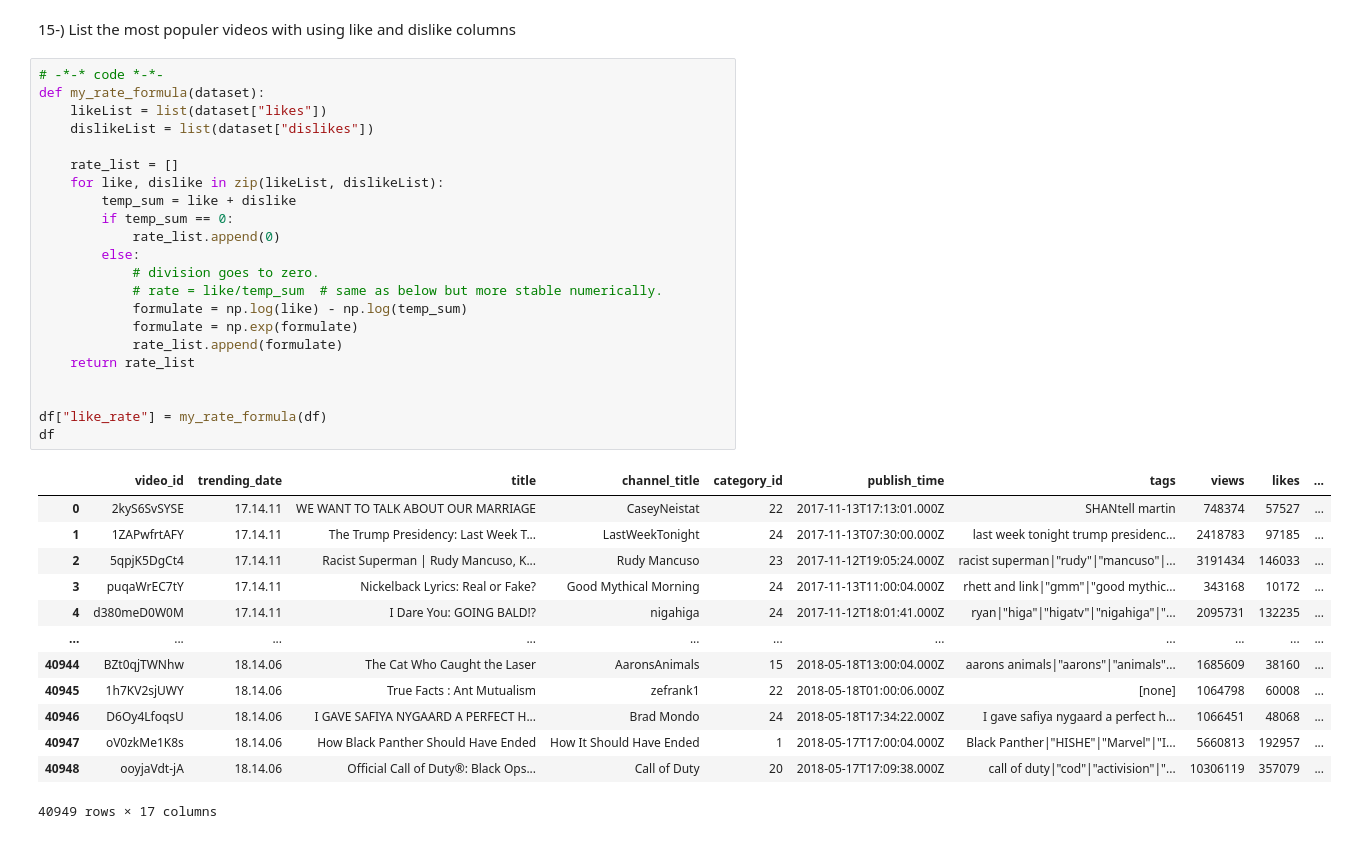
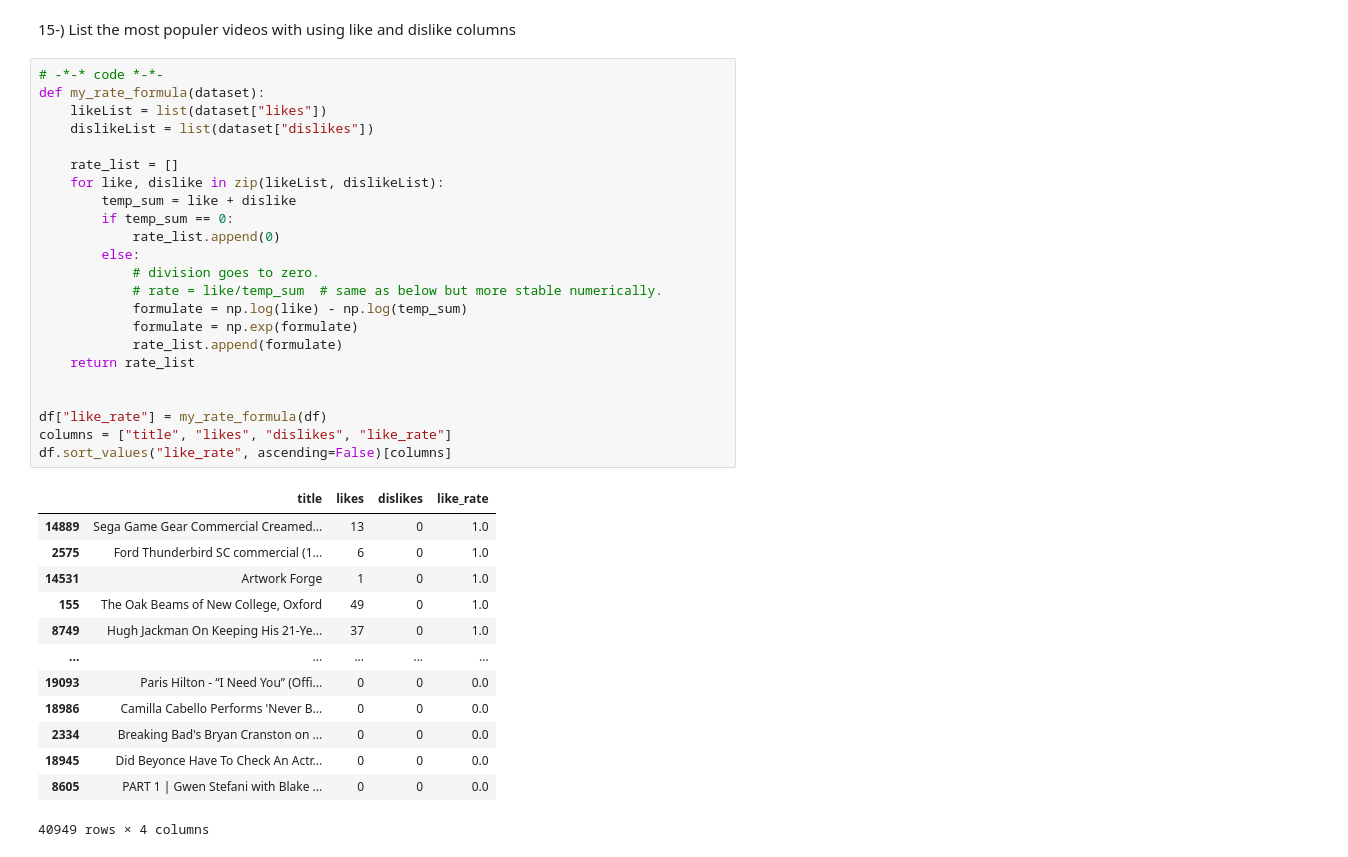
Before and after one commit to develooper1994/DataProcessing_tutorial, a Jupyter notebook: WithPandas/kaggle_competitions/youtube_statics.ipynb, the cells around one changed output. Cells and saved outputs as stored; diff of their text form.

```diff
--- a/WithPandas/kaggle_competitions/youtube_statics.ipynb
+++ b/WithPandas/kaggle_competitions/youtube_statics.ipynb
@@ -291,36 +291,37 @@ df
 # %%
 # -*-* code *-*-
 def my_rate_formula(dataset):
     likeList = list(dataset["likes"])
     dislikeList = list(dataset["dislikes"])
 
     rate_list = []
     for like, dislike in zip(likeList, dislikeList):
         temp_sum = like + dislike
         if temp_sum == 0:
             rate_list.append(0)
         else:
             # division goes to zero.
             # rate = like/temp_sum  # same as below but more stable numerically.
             formulate = np.log(like) - np.log(temp_sum)
             formulate = np.exp(formulate)
             rate_list.append(formulate)
     return rate_list
 
 
 df["like_rate"] = my_rate_formula(df)
-df
+columns = ["title", "likes", "dislikes", "like_rate"]
+df.sort_values("like_rate", ascending=False)[columns]
 # %% [output]
-|  | video_id | trending_date | title | channel_title | category_id | publish_time | tags | views | likes | ... |
-| 0 | 2kyS6SvSYSE | 17.14.11 | WE WANT TO TALK ABOUT OUR MARRIAGE | CaseyNeistat | 22 | 2017-11-13T17:13:01.000Z | SHANtell martin | 748374 | 57527 | ... |
-| 1 | 1ZAPwfrtAFY | 17.14.11 | The Trump Presidency: Last Week T... | LastWeekTonight | 24 | 2017-11-13T07:30:00.000Z | last week tonight trump presidenc... | 2418783 | 97185 | ... |
-| 2 | 5qpjK5DgCt4 | 17.14.11 | Racist Superman | Rudy Mancuso, K... | Rudy Mancuso | 23 | 2017-11-12T19:05:24.000Z | racist superman|"rudy"|"mancuso"|... | 3191434 | 146033 | ... |
-| 3 | puqaWrEC7tY | 17.14.11 | Nickelback Lyrics: Real or Fake? | Good Mythical Morning | 24 | 2017-11-13T11:00:04.000Z | rhett and link|"gmm"|"good mythic... | 343168 | 10172 | ... |
-| 4 | d380meD0W0M | 17.14.11 | I Dare You: GOING BALD!? | nigahiga | 24 | 2017-11-12T18:01:41.000Z | ryan|"higa"|"higatv"|"nigahiga"|"... | 2095731 | 132235 | ... |
-| ... | ... | ... | ... | ... | ... | ... | ... | ... | ... | ... |
-| 40944 | BZt0qjTWNhw | 18.14.06 | The Cat Who Caught the Laser | AaronsAnimals | 15 | 2018-05-18T13:00:04.000Z | aarons animals|"aarons"|"animals"... | 1685609 | 38160 | ... |
-| 40945 | 1h7KV2sjUWY | 18.14.06 | True Facts : Ant Mutualism | zefrank1 | 22 | 2018-05-18T01:00:06.000Z | [none] | 1064798 | 60008 | ... |
-| 40946 | D6Oy4LfoqsU | 18.14.06 | I GAVE SAFIYA NYGAARD A PERFECT H... | Brad Mondo | 24 | 2018-05-18T17:34:22.000Z | I gave safiya nygaard a perfect h... | 1066451 | 48068 | ... |
-| 40947 | oV0zkMe1K8s | 18.14.06 | How Black Panther Should Have Ended | How It Should Have Ended | 1 | 2018-05-17T17:00:04.000Z | Black Panther|"HISHE"|"Marvel"|"I... | 5660813 | 192957 | ... |
-| 40948 | ooyjaVdt-jA | 18.14.06 | Official Call of Duty®: Black Ops... | Call of Duty | 20 | 2018-05-17T17:09:38.000Z | call of duty|"cod"|"activision"|"... | 10306119 | 357079 | ... |
+|  | title | likes | dislikes | like_rate |
+| 14889 | Sega Game Gear Commercial Creamed... | 13 | 0 | 1.0 |
+| 2575 | Ford Thunderbird SC commercial (1... | 6 | 0 | 1.0 |
+| 14531 | Artwork Forge | 1 | 0 | 1.0 |
+| 155 | The Oak Beams of New College, Oxford | 49 | 0 | 1.0 |
+| 8749 | Hugh Jackman On Keeping His 21-Ye... | 37 | 0 | 1.0 |
+| ... | ... | ... | ... | ... |
+| 19093 | Paris Hilton - “I Need You” (Offi... | 0 | 0 | 0.0 |
+| 18986 | Camilla Cabello Performs 'Never B... | 0 | 0 | 0.0 |
+| 2334 | Breaking Bad's Bryan Cranston on ... | 0 | 0 | 0.0 |
+| 18945 | Did Beyonce Have To Check An Actr... | 0 | 0 | 0.0 |
+| 8605 | PART 1 | Gwen Stefani with Blake ... | 0 | 0 | 0.0 |
-40949 rows × 17 columns
+40949 rows × 4 columns
```
